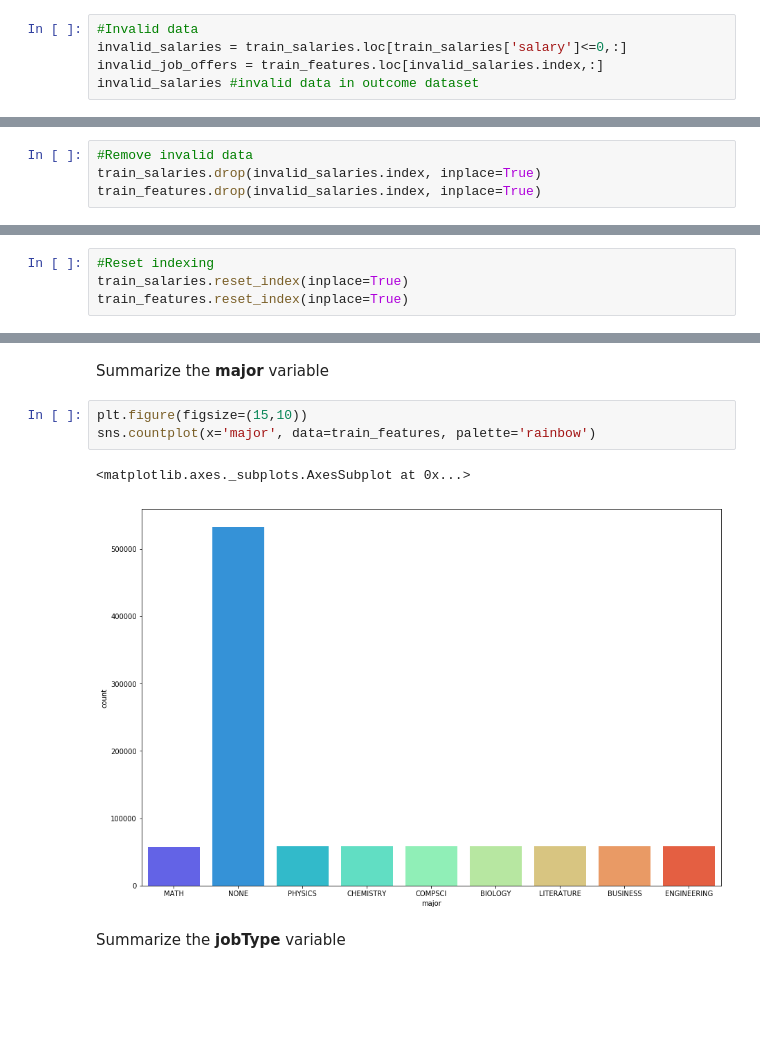
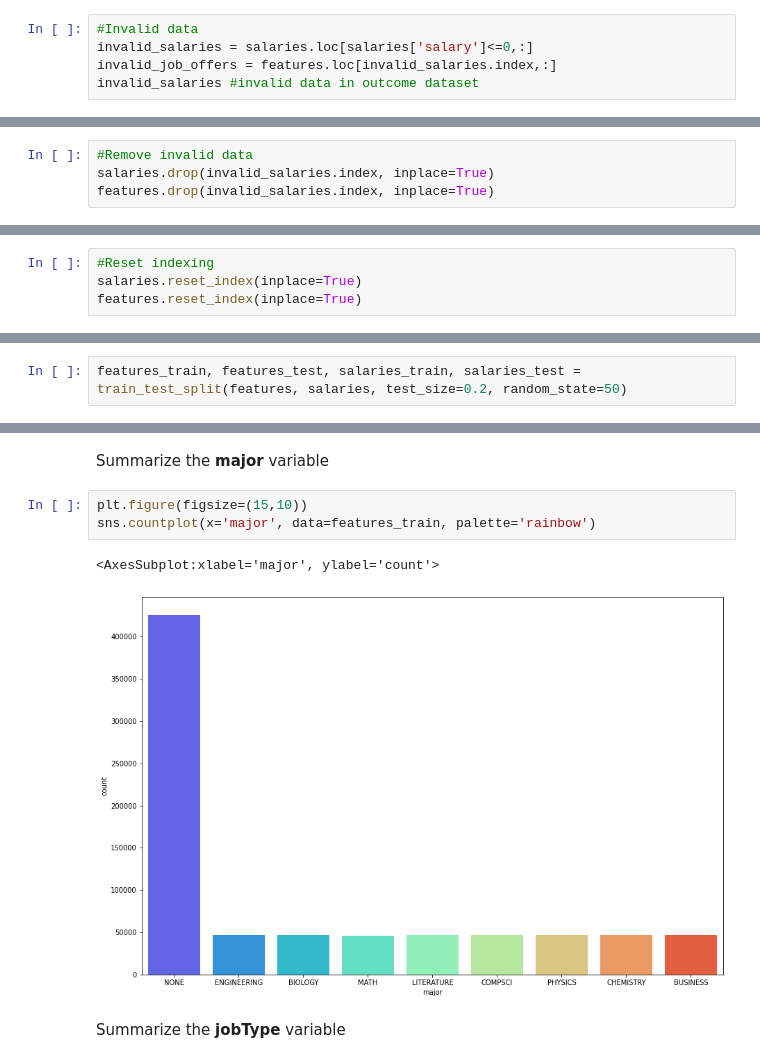
Before and after one commit to alexebe/salarypredictionportfolio, a Jupyter notebook: First Portfolio Project.ipynb, the cells around one changed output, grey strips where cells are left out. Drawn from its saved outputs; the diff is of its cells as text; blank space fills up the shorter version.

```diff
--- a/First Portfolio Project.ipynb
+++ b/First Portfolio Project.ipynb
@@ -100,8 +130,8 @@ Series([], dtype: bool)
 There is no duplicate rows
 # %%
 #Invalid data
-invalid_salaries = train_salaries.loc[train_salaries['salary']<=0,:]
-invalid_job_offers = train_features.loc[invalid_salaries.index,:]
+invalid_salaries = salaries.loc[salaries['salary']<=0,:]
+invalid_job_offers = features.loc[invalid_salaries.index,:]
 invalid_salaries #invalid data in outcome dataset
 # %% [output]
 |  | jobId | salary |
@@ -124,6 +154,6 @@ Jod Ids `JOB1362684438246`, `JOB1362684903671`, `JOB1362685059763`, `JOB13626852
 Let's remove them
 # %%
 #Remove invalid data
-train_salaries.drop(invalid_salaries.index, inplace=True)
-train_features.drop(invalid_salaries.index, inplace=True)
+salaries.drop(invalid_salaries.index, inplace=True)
+features.drop(invalid_salaries.index, inplace=True)
 # %%
@@ -132,5 +162,5 @@ train_salaries.shape
 (999995, 2)
 # %%
 #Reset indexing
-train_salaries.reset_index(inplace=True)
-train_features.reset_index(inplace=True)
+salaries.reset_index(inplace=True)
+features.reset_index(inplace=True)
@@ -136,0 +169,2 @@ train_features.reset_index(inplace=True)
+# %%
+features_train, features_test, salaries_train, salaries_test = train_test_split(features, salaries, test_size=0.2, random_state=50)
@@ -145,10 +203,10 @@ train_features.reset_index(inplace=True)
 Summarize the **major** variable
 # %%
 plt.figure(figsize=(15,10))
-sns.countplot(x='major', data=train_features, palette='rainbow')
+sns.countplot(x='major', data=features_train, palette='rainbow')
 # %% [output]
-<matplotlib.axes._subplots.AxesSubplot at 0x...>
+<AxesSubplot:xlabel='major', ylabel='count'>
-[figure, old version]
+[figure, new version]
 # %% [markdown]
 Summarize the **jobType** variable
 # %%
```
Also changed, not shown: parts of 89 cells of this notebook.
